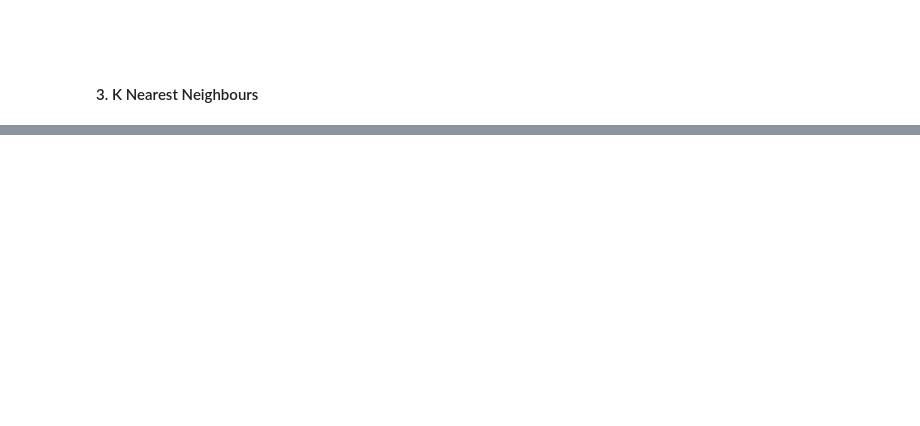
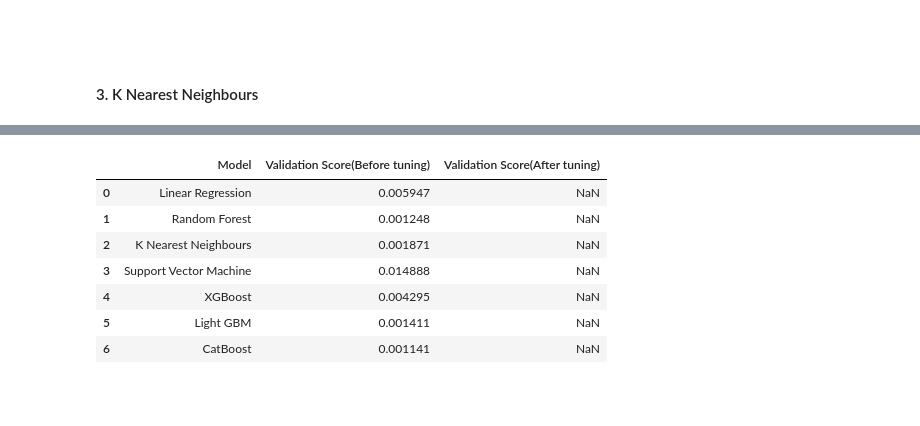
Before and after one commit to PritamAich/Propulsion-Plants-Decay-Evaluation, a Jupyter notebook: ML model creation and evaluation.ipynb, the cells around one changed output, grey strips where cells are left out. Drawn from its saved outputs; the diff is of its cells as text; code cells hidden in the pictures; blank space fills up the shorter version.

```diff
--- a/ML model creation and evaluation.ipynb
+++ b/ML model creation and evaluation.ipynb
@@ -150,0 +204,3 @@ Results
+# %%
+Results = Results.append({'Model' : 'XGBoost', 'Validation Score(Before tuning)': rmse}, ignore_index = True)
+Results
@@ -150,0 +218,12 @@ Results
+# %%
+from lightgbm import LGBMRegressor
+
+lgbr = LGBMRegressor()
+
+lgbr.fit(x_train_scaled, y_train)
+
+y_val_pred = lgbr.predict(x_val_scaled)
+
+rmse = np.sqrt(mean_squared_error(y_val, y_val_pred))
+
+print("RMSE score: ", rmse)
@@ -150,0 +232,3 @@ Results
+# %%
+Results = Results.append({'Model' : 'Light GBM', 'Validation Score(Before tuning)': rmse}, ignore_index = True)
+Results
@@ -150,0 +247,12 @@ Results
+# %%
+from catboost import CatBoostRegressor
+
+cb = CatBoostRegressor()
+
+cb.fit(x_train_scaled, y_train, early_stopping_rounds = 10, verbose=200, plot = True)
+
+y_val_pred = cb.predict(x_val_scaled)
+
+rmse = np.sqrt(mean_squared_error(y_val, y_val_pred))
+
+print("RMSE score: ", rmse)
@@ -150,0 +270,14 @@ Results
+# %%
+Results = Results.append({'Model' : 'CatBoost', 'Validation Score(Before tuning)': rmse}, ignore_index = True)
+Results
+# %% [output]
+|  | Model | Validation Score(Before tuning) | Validation Score(After tuning) |
+| 0 | Linear Regression | 0.005947 | NaN |
+| 1 | Random Forest | 0.001248 | NaN |
+| 2 | K Nearest Neighbours | 0.001871 | NaN |
+| 3 | Support Vector Machine | 0.014888 | NaN |
+| 4 | XGBoost | 0.004295 | NaN |
+| 5 | Light GBM | 0.001411 | NaN |
+| 6 | CatBoost | 0.001141 | NaN |
+# %% [markdown]
+#####
```
Also changed, not shown: parts of 27 cells of this notebook.
